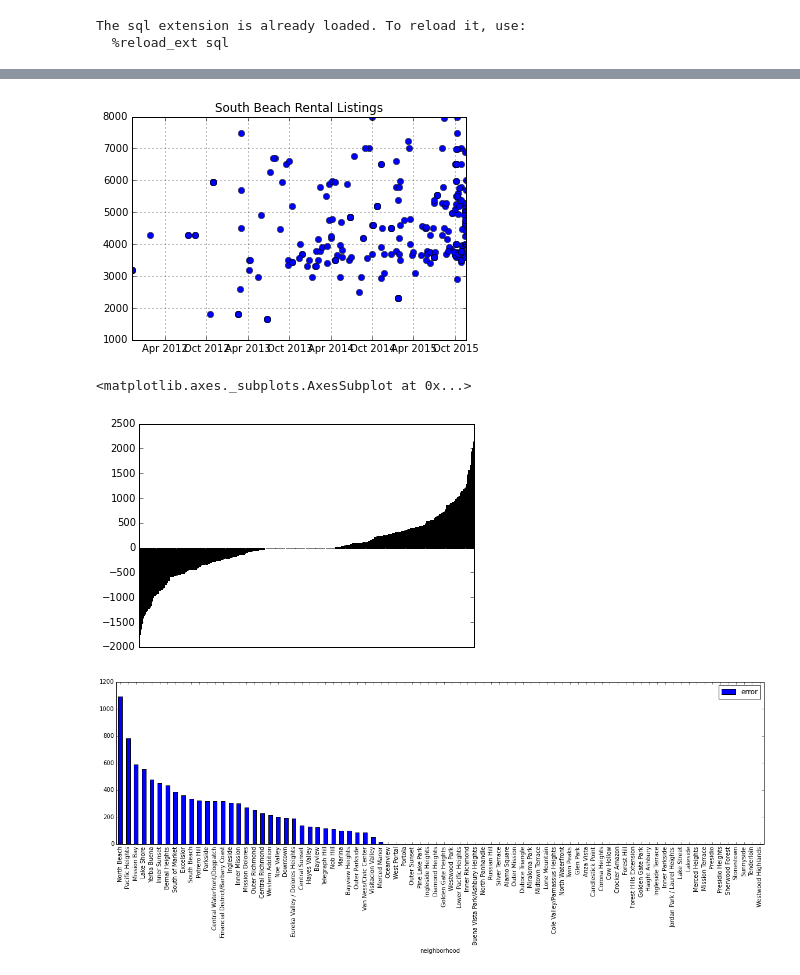
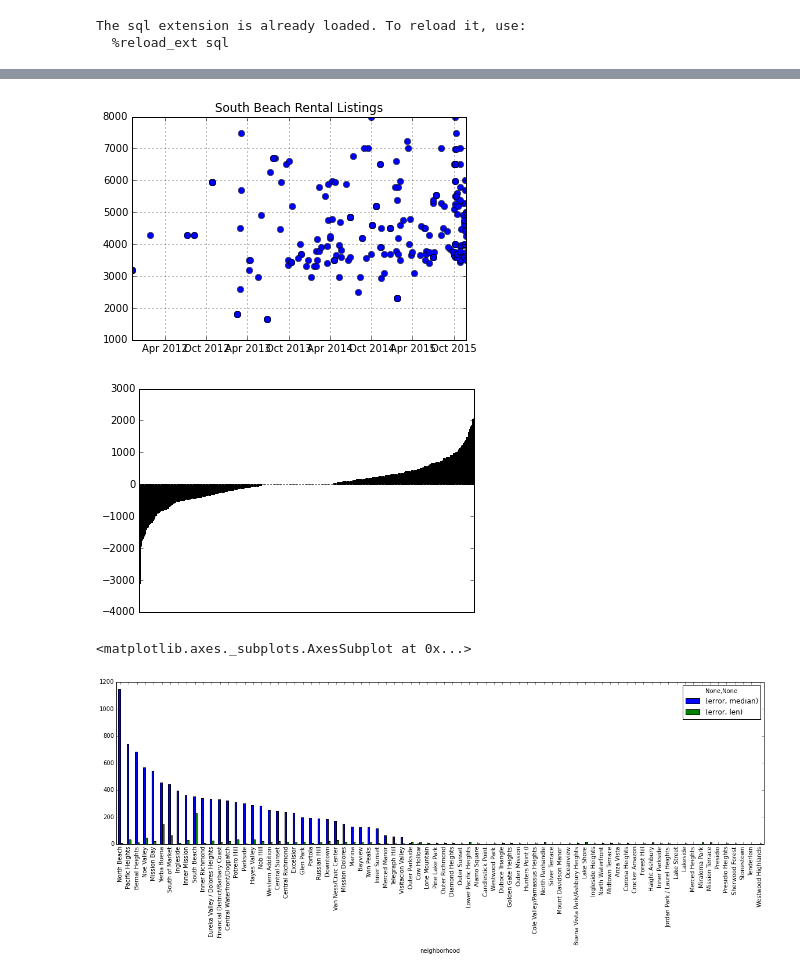
Before and after one commit to ivoytov/rentalnerd, a Jupyter notebook: scraper/SF Model v3.ipynb, the cells around one changed output, grey strips where cells are left out. Saved outputs shown, nothing was run; the diff lists cells and outputs as text; code cells hidden in the pictures.

```diff
--- a/scraper/SF Model v3.ipynb
+++ b/scraper/SF Model v3.ipynb
@@ -159,6 +170,7 @@ print "Entries before filter: " + `len(data)`
 data = data[  (data.sqft <= 3000)
             & (data.price <= 8000)
             & (data.price != 0)
+            & (data.transaction_status == 'closed')
             & (data.bedrooms <= 4)
             & (data.bathrooms <= 3)
             & (data.sqft != 0)
@@ -325,36 +337,33 @@ plt.plot_date(x=subdata.date,y=subdata.price)
 plt.title(hood + " Rental Listings")
 plt.grid(True)
 # %% [output]
-[figure, old version]
+[figure, new version]
 # %%
 errors = result.resid
 errors.name = 'error'
 pprice = errors + data.price
 pprice.name = "prediction"
 data = pd.concat([data, errors], axis=1)
 data = pd.concat([data, pprice], axis=1)
 
 # visualize the relationship between the features and the response using scatterplots
-errors.sort()
+errors.sort_values(inplace=True)
 errors.plot(kind='bar').get_xaxis().set_ticks([])
 
 # show errors by neighborhood to see if there are any neighborhoods with funky differences
 
 hooderrors = data[['neighborhood']]
 
 hooderrors = pd.concat([hooderrors,errors.abs()],axis=1)
 
 hood_group = hooderrors.groupby('neighborhood')
-
-import numpy
-def median(lst):
-    return numpy.median(numpy.array(lst))
-
-error_avg = hood_group.median()
-error_avg.sort_values(by='error',ascending=False,inplace=True)
-error_avg.plot(kind='bar',figsize=(20,5))
 # %% [output]
-<matplotlib.axes._subplots.AxesSubplot at 0x...>
-[figure, old version]
+[figure, new version]
-[figure, removed]
+# %%
+error_avg = hood_group.agg([np.median,len])
+error_avg.sort_values(by=('error','median'),ascending=False,inplace=True)
+error_avg.plot(kind='bar',figsize=(20,5))
+# %% [output]
+<matplotlib.axes._subplots.AxesSubplot at 0x...>
+[figure, added]
 # %%
```
Also changed, not shown: parts of 35 cells of this notebook.
